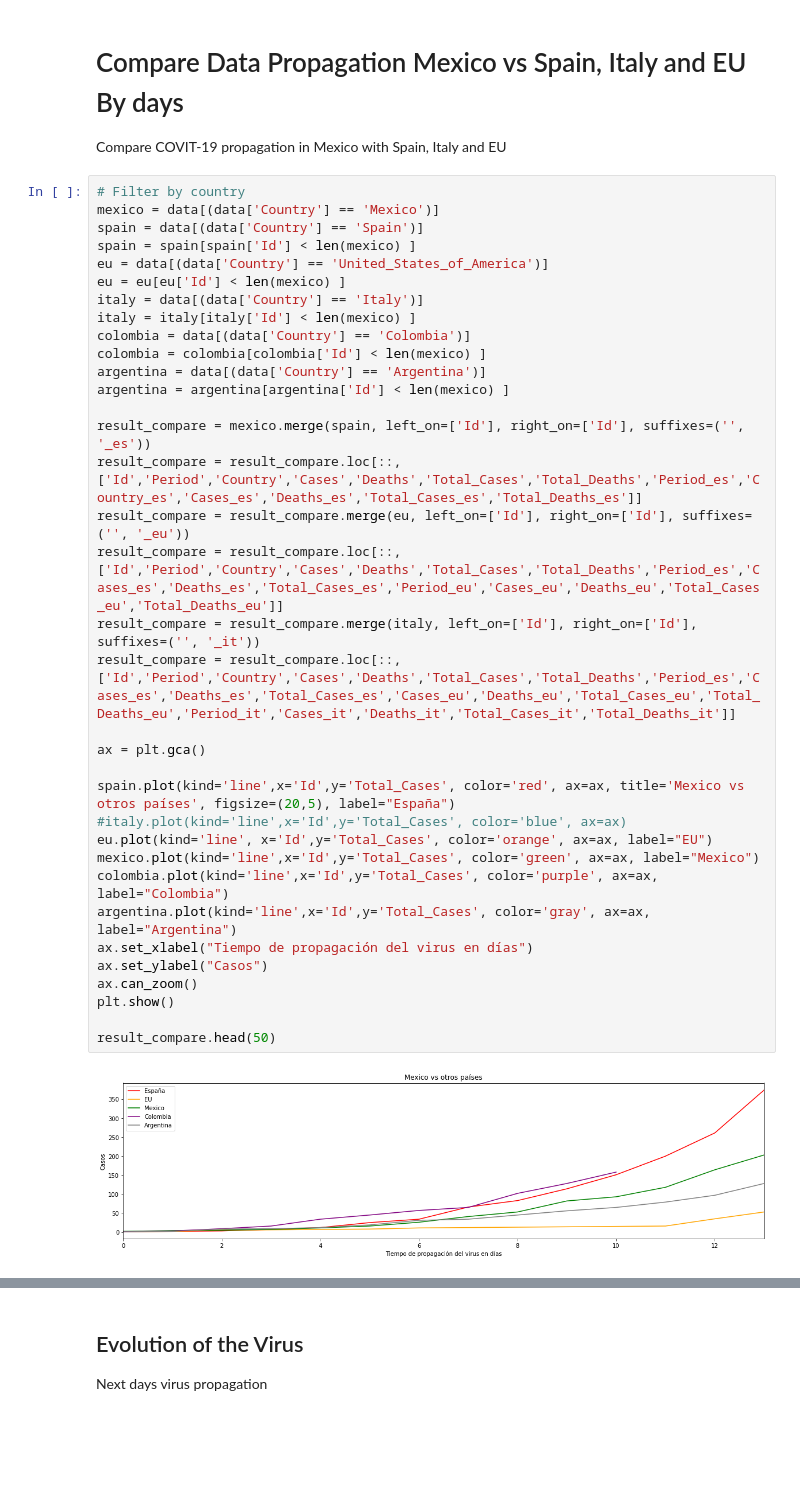
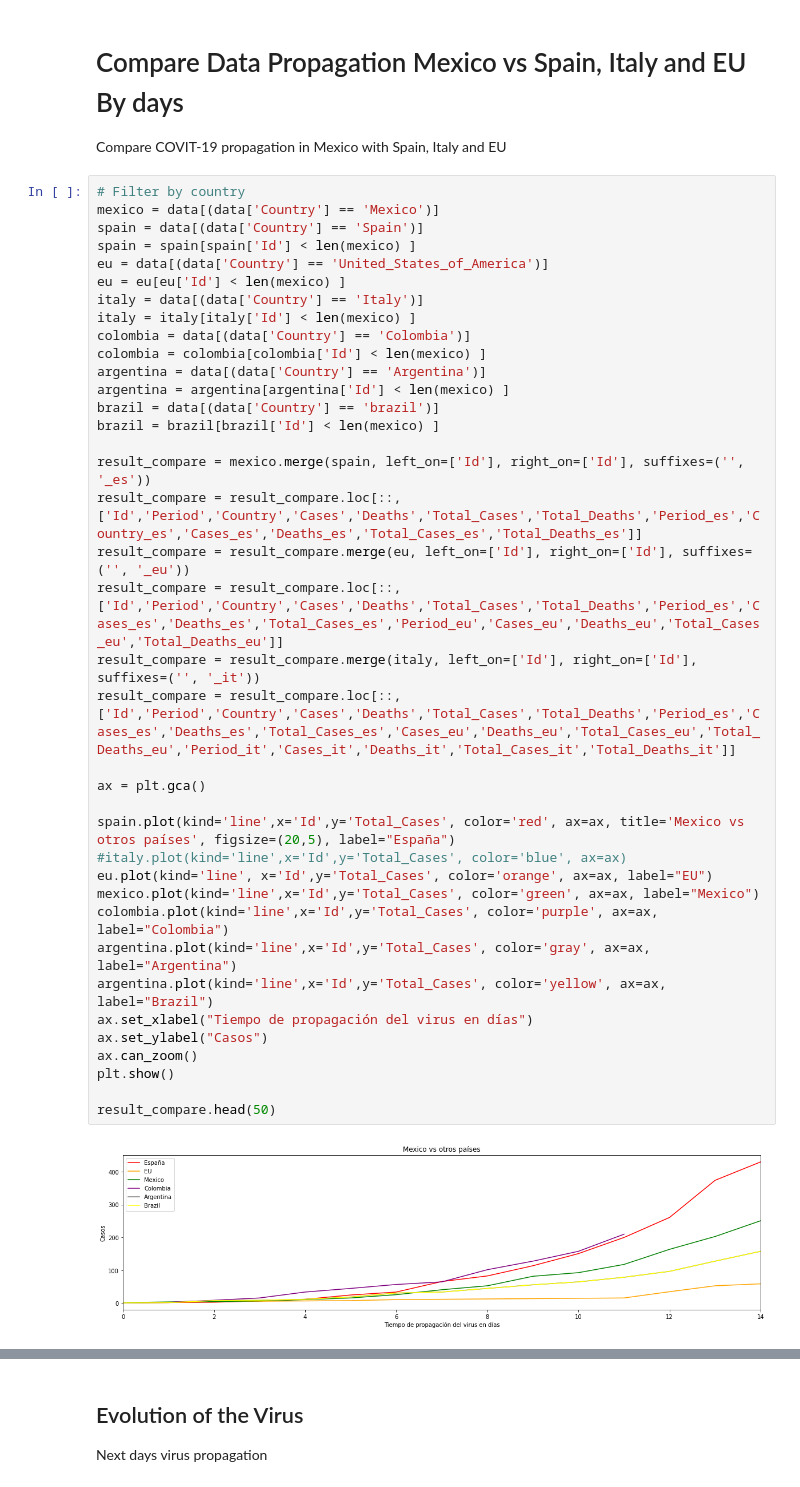
Before and after one commit to eocode/COVIT-19-Mexico, a Jupyter notebook: COVIT-19 Analisys.ipynb, the cells around one changed output, grey strips where cells are left out. Saved outputs shown, nothing was run; the diff lists cells and outputs as text; blank space fills up the shorter version.

Commit message:
Update data

```diff
--- a/COVIT-19 Analisys.ipynb
+++ b/COVIT-19 Analisys.ipynb
@@ -99,34 +99,37 @@ eu = data[(data['Country'] == 'United_States_of_America')]
 eu = eu[eu['Id'] < len(mexico) ]
 italy = data[(data['Country'] == 'Italy')]
 italy = italy[italy['Id'] < len(mexico) ]
 colombia = data[(data['Country'] == 'Colombia')]
 colombia = colombia[colombia['Id'] < len(mexico) ]
 argentina = data[(data['Country'] == 'Argentina')]
 argentina = argentina[argentina['Id'] < len(mexico) ]
+brazil = data[(data['Country'] == 'brazil')]
+brazil = brazil[brazil['Id'] < len(mexico) ]
 
 result_compare = mexico.merge(spain, left_on=['Id'], right_on=['Id'], suffixes=('', '_es'))
 result_compare = result_compare.loc[::,['Id','Period','Country','Cases','Deaths','Total_Cases','Total_Deaths','Period_es','Country_es','Cases_es','Deaths_es','Total_Cases_es','Total_Deaths_es']]
 result_compare = result_compare.merge(eu, left_on=['Id'], right_on=['Id'], suffixes=('', '_eu'))
 result_compare = result_compare.loc[::,['Id','Period','Country','Cases','Deaths','Total_Cases','Total_Deaths','Period_es','Cases_es','Deaths_es','Total_Cases_es','Period_eu','Cases_eu','Deaths_eu','Total_Cases_eu','Total_Deaths_eu']]
 result_compare = result_compare.merge(italy, left_on=['Id'], right_on=['Id'], suffixes=('', '_it'))
 result_compare = result_compare.loc[::,['Id','Period','Country','Cases','Deaths','Total_Cases','Total_Deaths','Period_es','Cases_es','Deaths_es','Total_Cases_es','Cases_eu','Deaths_eu','Total_Cases_eu','Total_Deaths_eu','Period_it','Cases_it','Deaths_it','Total_Cases_it','Total_Deaths_it']]
 
 ax = plt.gca()
 
 spain.plot(kind='line',x='Id',y='Total_Cases', color='red', ax=ax, title='Mexico vs otros países', figsize=(20,5), label="España")
 #italy.plot(kind='line',x='Id',y='Total_Cases', color='blue', ax=ax)
 eu.plot(kind='line', x='Id',y='Total_Cases', color='orange', ax=ax, label="EU")
 mexico.plot(kind='line',x='Id',y='Total_Cases', color='green', ax=ax, label="Mexico")
 colombia.plot(kind='line',x='Id',y='Total_Cases', color='purple', ax=ax, label="Colombia")
 argentina.plot(kind='line',x='Id',y='Total_Cases', color='gray', ax=ax, label="Argentina")
+argentina.plot(kind='line',x='Id',y='Total_Cases', color='yellow', ax=ax, label="Brazil")
 ax.set_xlabel("Tiempo de propagación del virus en días")
 ax.set_ylabel("Casos")
 ax.can_zoom()
 plt.show()
 
 result_compare.head(50)
 # %% [output]
-[figure, old version]
+[figure, new version]
 |  | Id | Period | Country | Cases | Deaths | Total_Cases | Total_Deaths | Period_es | Cases_es | ... |
 | 0 | 0 | 229 | Mexico | 2 | 0 | 2 | 0 | 201 | 1 | ... |
 | 1 | 1 | 301 | Mexico | 2 | 0 | 4 | 0 | 210 | 1 | ... |
```
Also changed, not shown: parts of 3 cells of this notebook, 1 other file.
